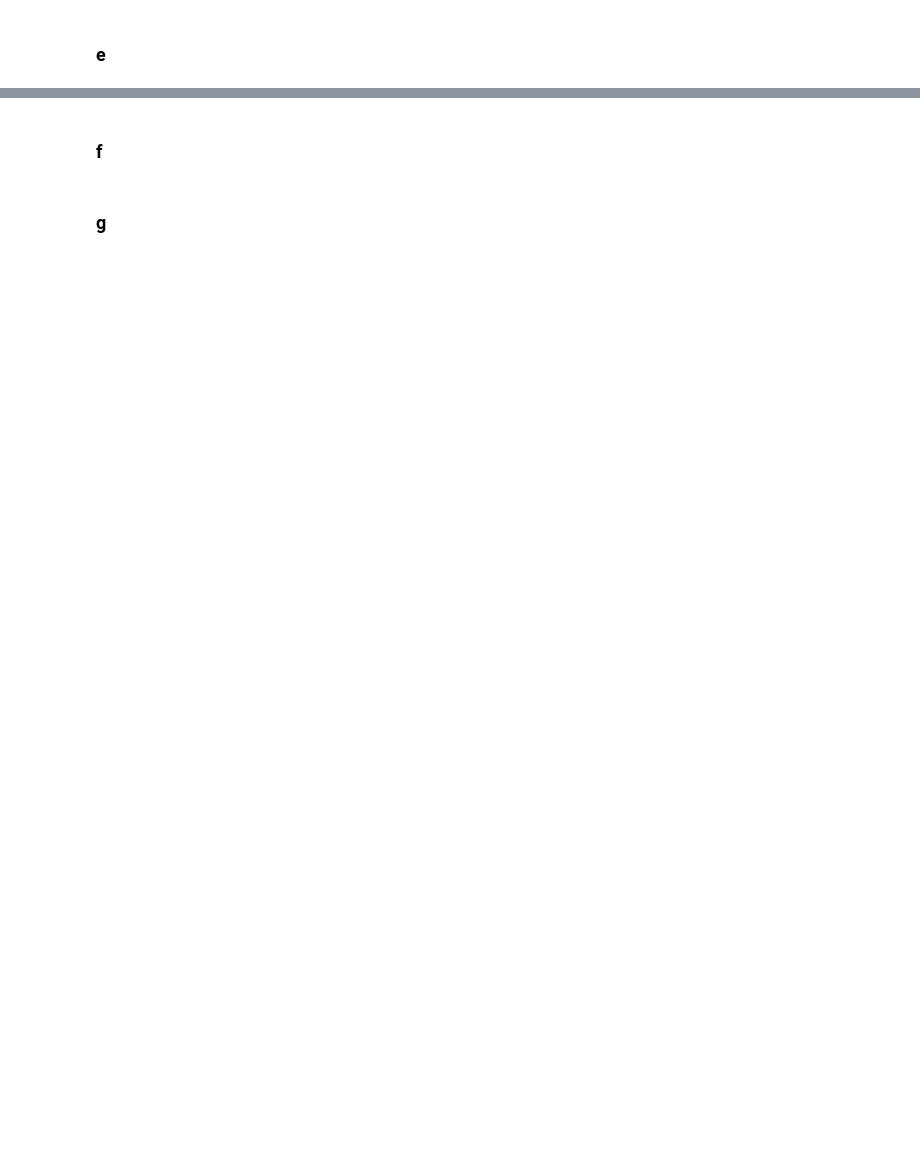
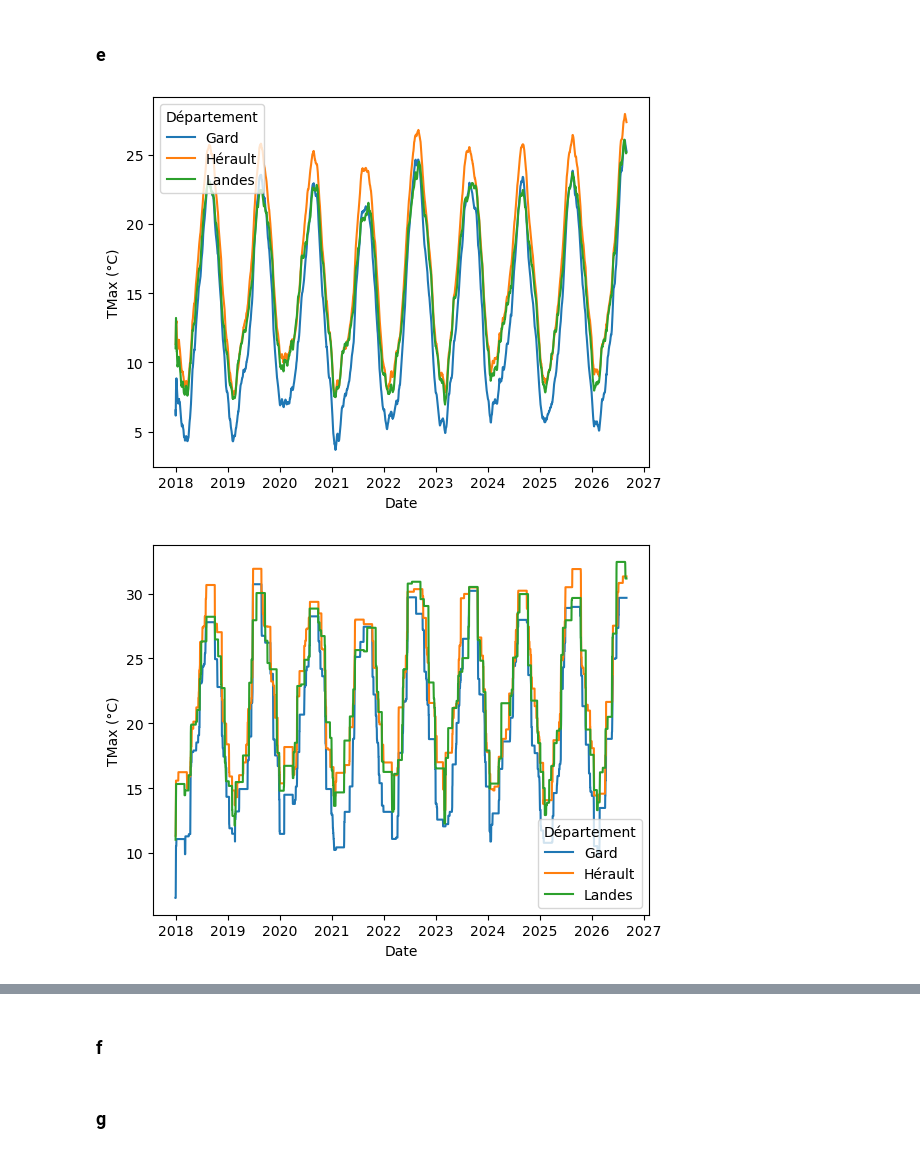
Before and after one commit to exodusssssss/Python_JJ, a Jupyter notebook: TP3.ipynb, the cells around one changed output, grey strips where cells are left out. Drawn from its saved outputs; the diff is of its cells as text; code cells hidden in the pictures; blank space fills up the shorter version.

```diff
--- a/TP3.ipynb
+++ b/TP3.ipynb
@@ -211,2 +230,17 @@ df = lissage(temp3, 'TMoy (°C)', 'mean', '60d')
 # %% [markdown]
 ### e
+# %%
+temp_max = lissage(temp, 'TMax (°C)', 'mean', '60D')
+sns.lineplot(data=temp_max, x='Date', y='TMax (°C)', hue='Département')
+plt.show()
+
+temp_max = lissage(temp, 'TMax (°C)', 'max', '60D')
+sns.lineplot(data=temp_max, x='Date', y='TMax (°C)', hue='Département')
+plt.show()
+
+temp_max = lissage(temp, 'TMoy (°C)', 'max', '60D')
+sns.lineplot(data=temp_max, x='Date', y='TMoy (°C)', hue='Département')
+plt.show()
+# %% [output]
+[figure, added]
+[figure, added]
```
Also changed, not shown: parts of 9 cells of this notebook.
